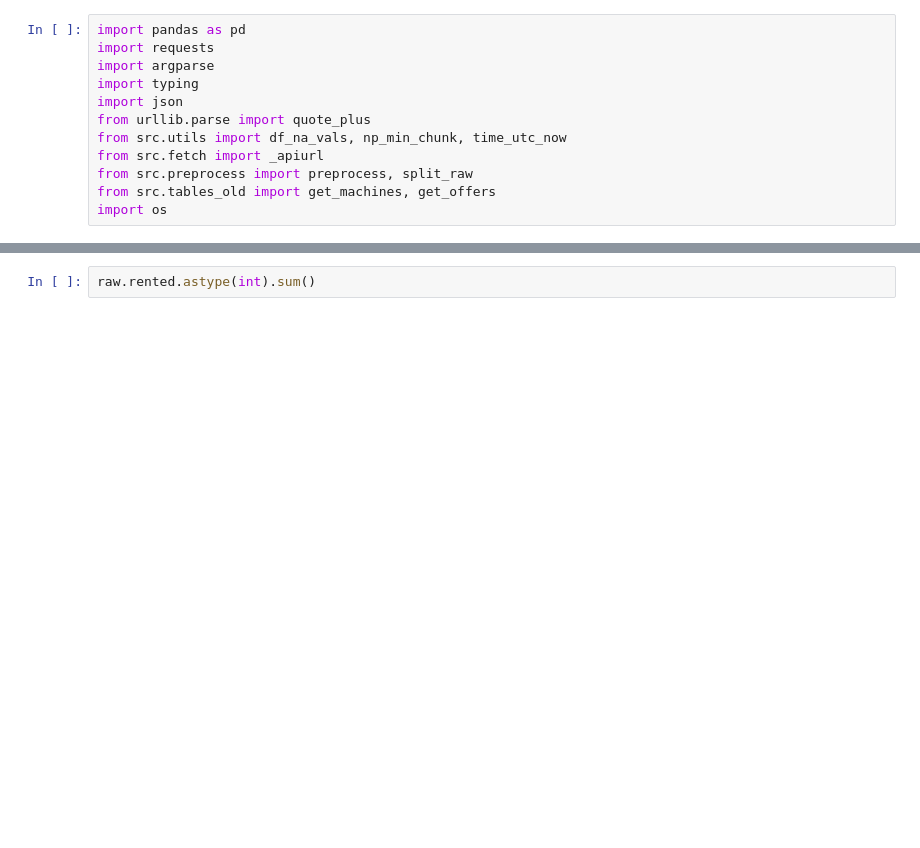
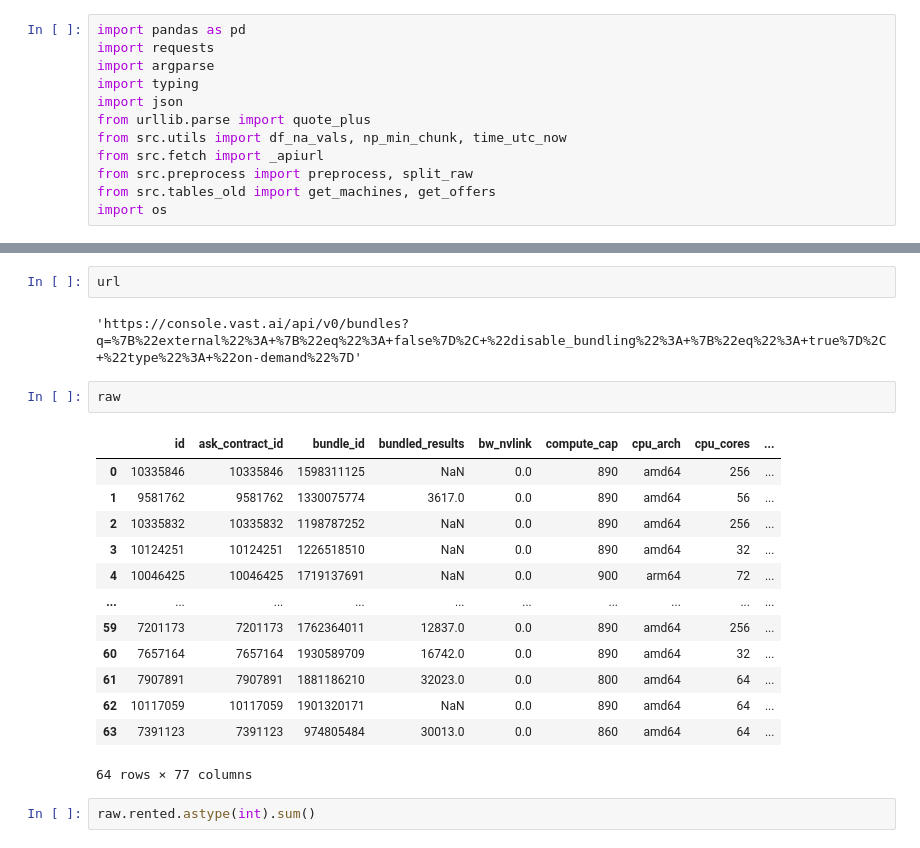
Before and after one commit to alkorolyov/vast-stats, a Jupyter notebook: notebooks/03 - vast rest api.ipynb, the cells around one changed output, grey strips where cells are left out. Cells and saved outputs as stored; diff of their text form; blank space fills up the shorter version.

```diff
--- a/notebooks/03 - vast rest api.ipynb
+++ b/notebooks/03 - vast rest api.ipynb
@@ -57,3 +113,23 @@ memory usage: 36.4+ KB
+# %%
+url
+# %% [output]
+'https://console.vast.ai/api/v0/bundles?q=%7B%22external%22%3A+%7B%22eq%22%3A+false%7D%2C+%22disable_bundling%22%3A+%7B%22eq%22%3A+true%7D%2C+%22type%22%3A+%22on-demand%22%7D'
+# %%
+raw
+# %% [output]
+|  | id | ask_contract_id | bundle_id | bundled_results | bw_nvlink | compute_cap | cpu_arch | cpu_cores | ... |
+| 0 | 10335846 | 10335846 | 1598311125 | NaN | 0.0 | 890 | amd64 | 256 | ... |
+| 1 | 9581762 | 9581762 | 1330075774 | 3617.0 | 0.0 | 890 | amd64 | 56 | ... |
+| 2 | 10335832 | 10335832 | 1198787252 | NaN | 0.0 | 890 | amd64 | 256 | ... |
+| 3 | 10124251 | 10124251 | 1226518510 | NaN | 0.0 | 890 | amd64 | 32 | ... |
+| 4 | 10046425 | 10046425 | 1719137691 | NaN | 0.0 | 900 | arm64 | 72 | ... |
+| ... | ... | ... | ... | ... | ... | ... | ... | ... | ... |
+| 59 | 7201173 | 7201173 | 1762364011 | 12837.0 | 0.0 | 890 | amd64 | 256 | ... |
+| 60 | 7657164 | 7657164 | 1930589709 | 16742.0 | 0.0 | 890 | amd64 | 32 | ... |
+| 61 | 7907891 | 7907891 | 1881186210 | 32023.0 | 0.0 | 800 | amd64 | 64 | ... |
+| 62 | 10117059 | 10117059 | 1901320171 | NaN | 0.0 | 890 | amd64 | 64 | ... |
+| 63 | 7391123 | 7391123 | 974805484 | 30013.0 | 0.0 | 860 | amd64 | 64 | ... |
+64 rows × 77 columns
 # %%
 raw.rented.astype(int).sum()
 # %% [output]
```
Also changed, not shown: parts of 5 cells of this notebook, 1 other file.
